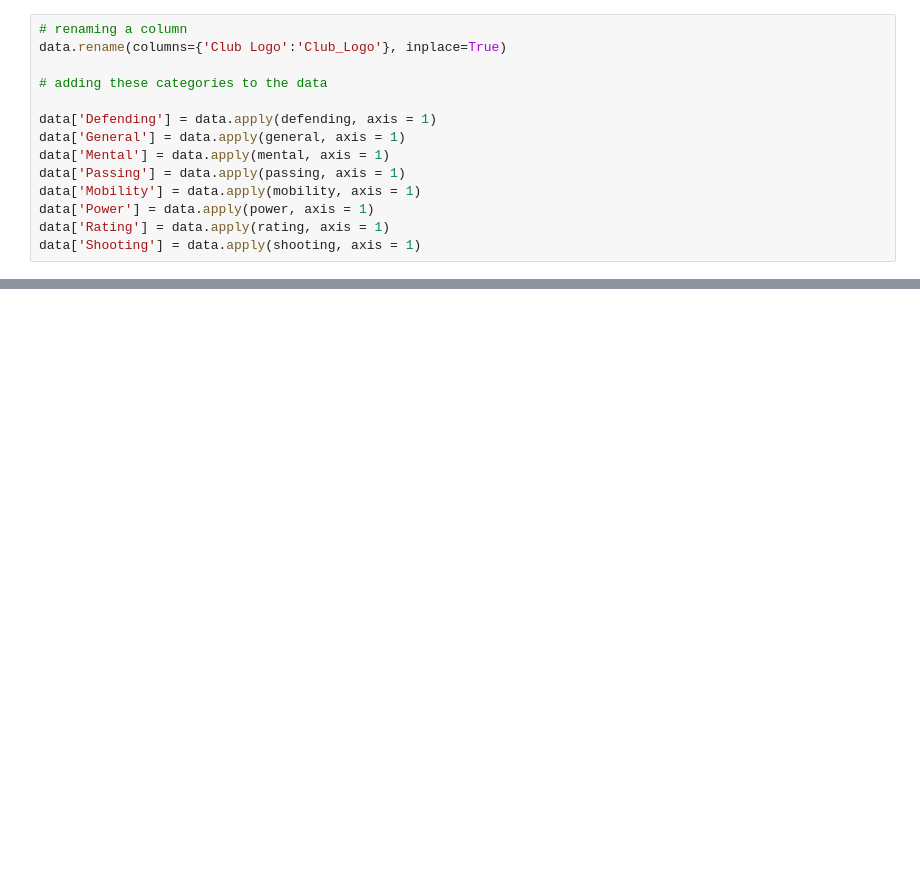
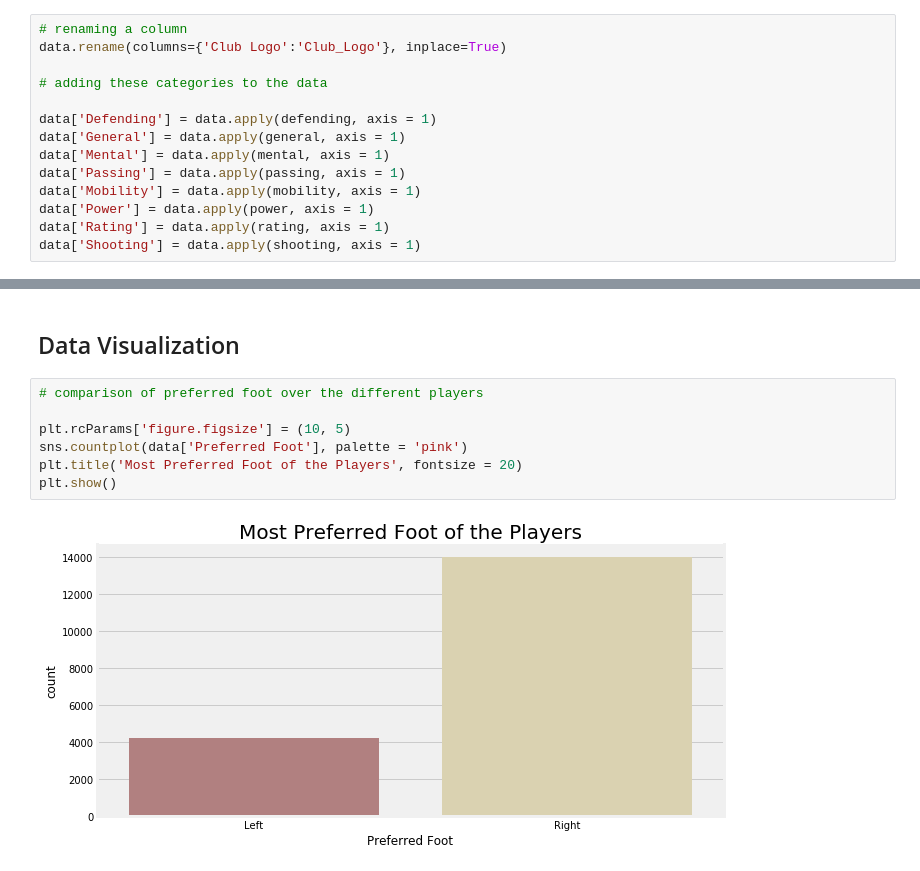
Before and after one commit to SiddarthSamdani/Fifa_Visualization, a Jupyter notebook: Fifa_Visualization.ipynb, the cells around one changed output, grey strips where cells are left out. Cells and saved outputs as stored; diff of their text form; blank space fills up the shorter version.

Commit message:
most preferred foot of the player visualized

```diff
--- a/Fifa_Visualization.ipynb
+++ b/Fifa_Visualization.ipynb
@@ -218,3 +218,14 @@ players.head()
 | 2 | Neymar Jr | 28 | 85 | 72 | 80 | 94 | 69 | 92 | 84 | https://cdn.sofifa.org/flags/54.png | 26 | ... |
 | 3 | De Gea | 16 | 26 | 43 | 39 | 66 | 54 | 92 | 21 | https://cdn.sofifa.org/flags/45.png | 27 | ... |
 | 4 | K. De Bruyne | 59 | 79 | 81 | 92 | 81 | 76 | 92 | 85 | https://cdn.sofifa.org/flags/7.png | 27 | ... |
+# %% [markdown]
+## Data Visualization
+# %%
+# comparison of preferred foot over the different players
+
+plt.rcParams['figure.figsize'] = (10, 5)
+sns.countplot(data['Preferred Foot'], palette = 'pink')
+plt.title('Most Preferred Foot of the Players', fontsize = 20)
+plt.show()
+# %% [output]
+[figure, added]
```
